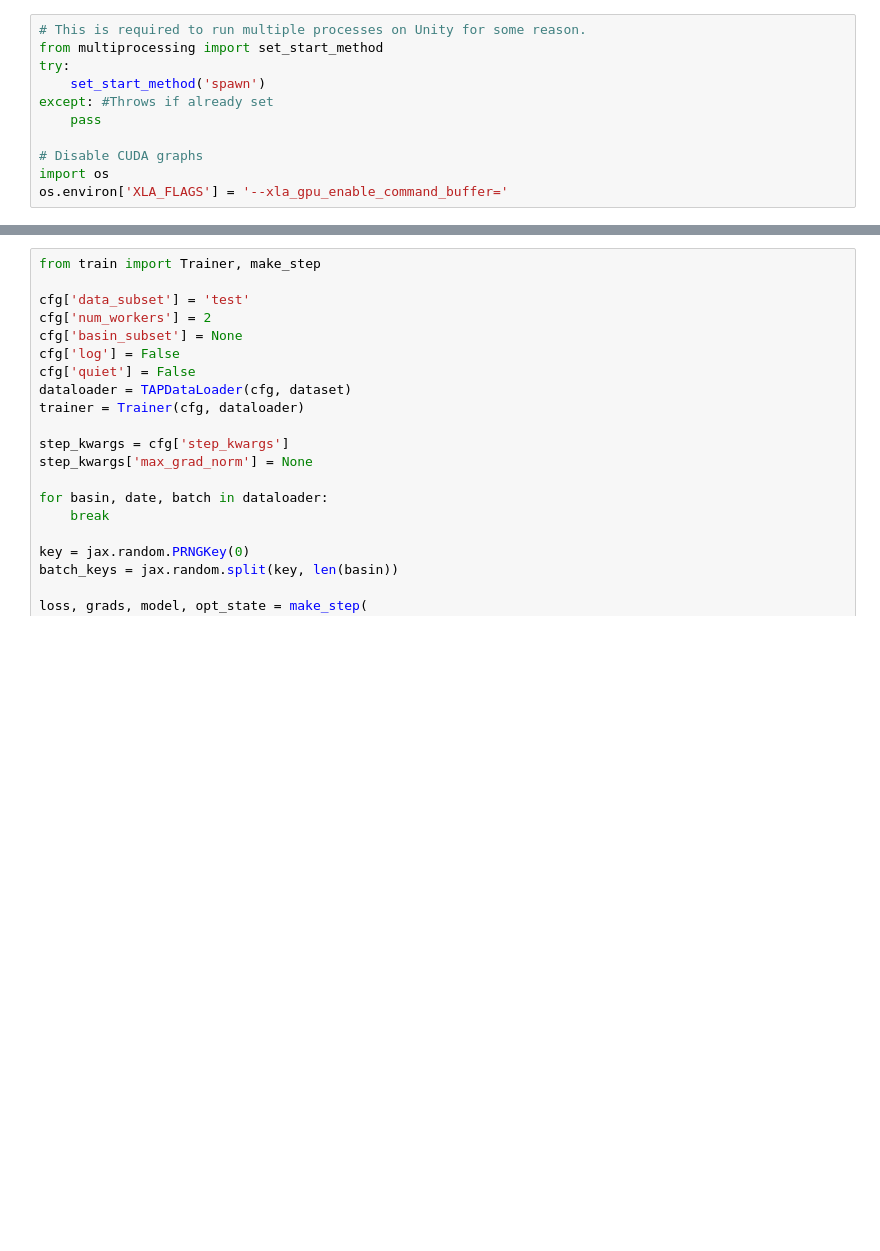
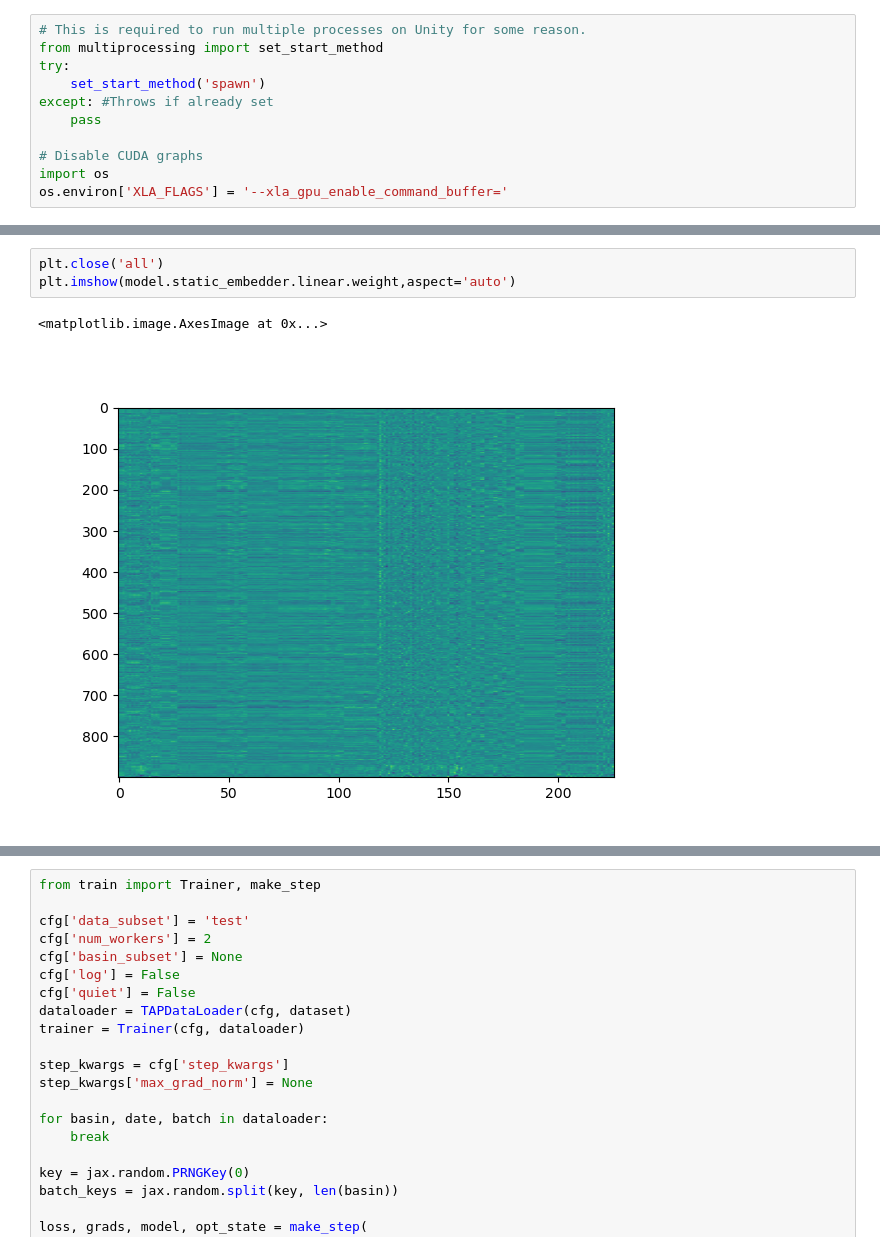
Before and after one commit to Fluvial-UMass/swot-ml, a Jupyter notebook: notebooks/Test_model.ipynb, the cells around one changed output, grey strips where cells are left out. Saved outputs shown, nothing was run; the diff lists cells and outputs as text; blank space fills up the shorter version.

```diff
--- a/notebooks/Test_model.ipynb
+++ b/notebooks/Test_model.ipynb
@@ -119,0 +271,6 @@ basin_metrics
+# %%
+plt.close('all')
+plt.imshow(model.static_embedder.linear.weight,aspect='auto')
+# %% [output]
+<matplotlib.image.AxesImage at 0x...>
+[figure, added]
```
Also changed, not shown: parts of 31 cells of this notebook, 13 other files.
